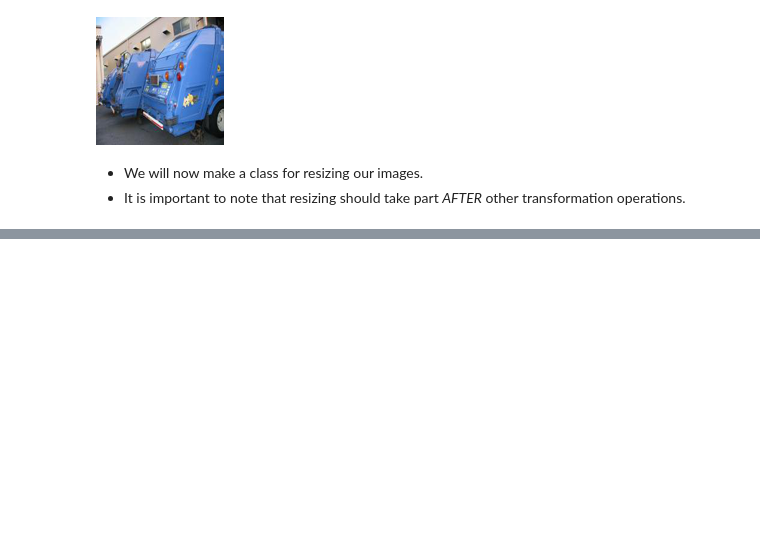
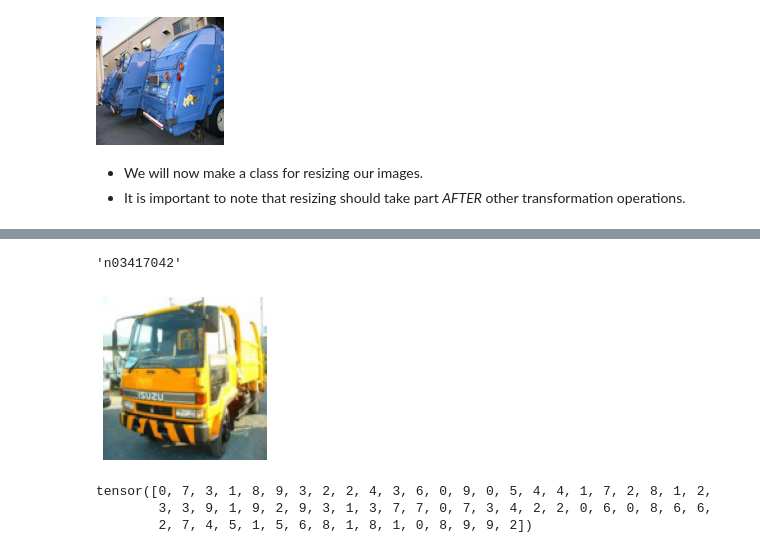
Before and after one commit to bachaudhry/fastai_test_implement, a Jupyter notebook: pytorch_NN_mechanics/Datablock_API.ipynb, the cells around one changed output, grey strips where cells are left out. Saved outputs shown, nothing was run; the diff lists cells and outputs as text; code cells hidden in the pictures; blank space fills up the shorter version.

```diff
--- a/pytorch_NN_mechanics/Datablock_API.ipynb
+++ b/pytorch_NN_mechanics/Datablock_API.ipynb
@@ -523,0 +552,6 @@ to_float_tensor._order=30
+# %%
+bs = 64
+# %%
+train_dl, valid_dl = get_dls(ll.train, ll.valid, bs, num_workers=4)
+# %%
+x, y = next(iter(train_dl))
@@ -523,0 +562,13 @@ to_float_tensor._order=30
+# %%
+# Images can be viewed in the batch, plus their corresponding classes
+show_image(x[0])
+ll.train.proc_y.vocab[y[0]]
+# %% [output]
+'n03417042'
+[figure, added]
+# %%
+y
+# %% [output]
+tensor([0, 7, 3, 1, 8, 9, 3, 2, 2, 4, 3, 6, 0, 9, 0, 5, 4, 4, 1, 7, 2, 8, 1, 2,
+        3, 3, 9, 1, 9, 2, 9, 3, 1, 3, 7, 7, 0, 7, 3, 4, 2, 2, 0, 6, 0, 8, 6, 6,
+        2, 7, 4, 5, 1, 5, 6, 8, 1, 8, 1, 0, 8, 9, 9, 2])
```
Also changed, not shown: parts of 9 cells of this notebook.
